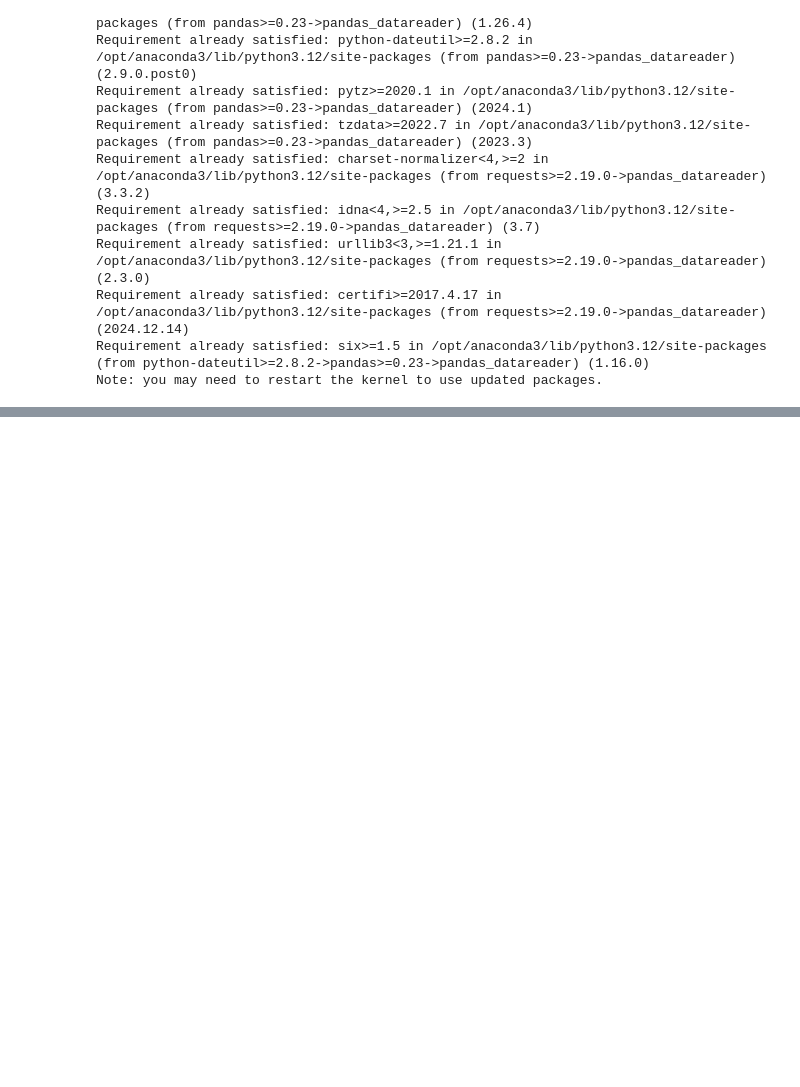
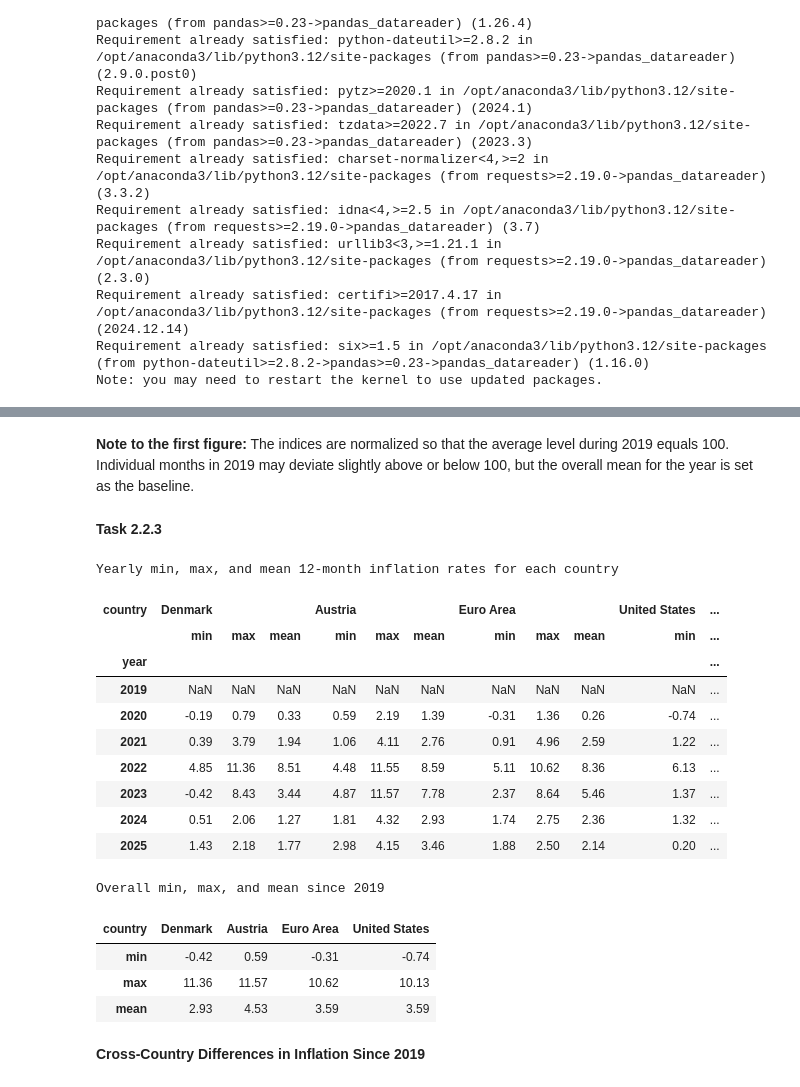
Before and after one commit to makromadskinen/ProgEconGruppe, a Jupyter notebook: Assignment 1/Signes.ipynb, the cells around one changed output, grey strips where cells are left out. Saved outputs shown, nothing was run; the diff lists cells and outputs as text; code cells hidden in the pictures; blank space fills up the shorter version.

```diff
--- a/Assignment 1/Signes.ipynb
+++ b/Assignment 1/Signes.ipynb
@@ -85,0 +117,48 @@ NameError: name 'fred' is not defined
+# %% [markdown]
+**Note to the first figure:**
+The indices are normalized so that the average level during 2019 equals 100. Individual months in 2019 may deviate slightly above or below 100, but the overall mean for the year is set as the baseline.
+# %% [markdown]
+**Task 2.2.3**
+# %%
+# Prepare yearly statistics
+inflation = hicp_yoy.copy()
+inflation['year'] = inflation.index.year
+
+# Min, max, mean per country and year
+stats_by_year = (
+    inflation.groupby('year')[["Denmark","Austria","Euro Area","United States"]]
+    .agg(['min','max','mean'])
+    .round(2)
+)
+
+print("Yearly min, max, and mean 12-month inflation rates for each country")
+display(stats_by_year)
+
+# Overall (since 2019)
+overall_stats = (
+    hicp_yoy[["Denmark","Austria","Euro Area","United States"]]
+    .agg(['min','max','mean'])
+    .round(2)
+)
+
+print("\nOverall min, max, and mean since 2019")
+display(overall_stats)
+# %% [output]
+Yearly min, max, and mean 12-month inflation rates for each country
+| country | Denmark |  |  | Austria |  |  | Euro Area |  |  | United States | ... |
+|  | min | max | mean | min | max | mean | min | max | mean | min | ... |
+| year |  |  |  |  |  |  |  |  |  |  | ... |
+| 2019 | NaN | NaN | NaN | NaN | NaN | NaN | NaN | NaN | NaN | NaN | ... |
+| 2020 | -0.19 | 0.79 | 0.33 | 0.59 | 2.19 | 1.39 | -0.31 | 1.36 | 0.26 | -0.74 | ... |
+| 2021 | 0.39 | 3.79 | 1.94 | 1.06 | 4.11 | 2.76 | 0.91 | 4.96 | 2.59 | 1.22 | ... |
+| 2022 | 4.85 | 11.36 | 8.51 | 4.48 | 11.55 | 8.59 | 5.11 | 10.62 | 8.36 | 6.13 | ... |
+| 2023 | -0.42 | 8.43 | 3.44 | 4.87 | 11.57 | 7.78 | 2.37 | 8.64 | 5.46 | 1.37 | ... |
+| 2024 | 0.51 | 2.06 | 1.27 | 1.81 | 4.32 | 2.93 | 1.74 | 2.75 | 2.36 | 1.32 | ... |
+| 2025 | 1.43 | 2.18 | 1.77 | 2.98 | 4.15 | 3.46 | 1.88 | 2.50 | 2.14 | 0.20 | ... |
+Overall min, max, and mean since 2019
+| country | Denmark | Austria | Euro Area | United States |
+| min | -0.42 | 0.59 | -0.31 | -0.74 |
+| max | 11.36 | 11.57 | 10.62 | 10.13 |
+| mean | 2.93 | 4.53 | 3.59 | 3.59 |
+# %% [markdown]
+**Cross-Country Differences in Inflation Since 2019**
```
Also changed, not shown: parts of 10 cells of this notebook.
